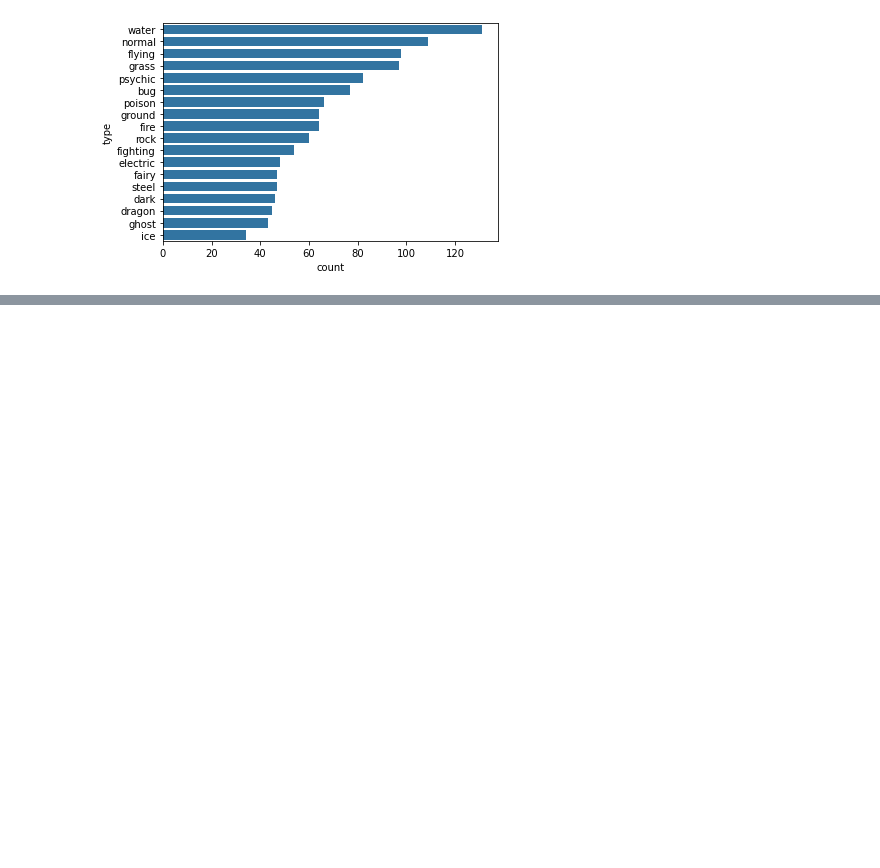
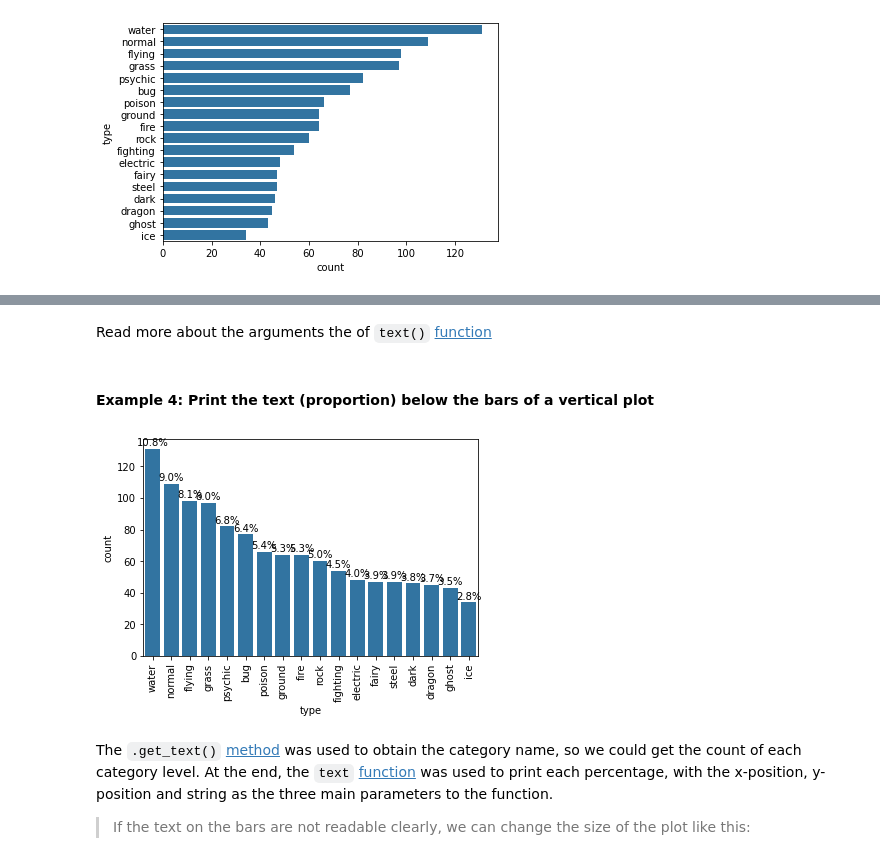
Before and after one commit to tharcyla/data-visualization, a Jupyter notebook: 03_Univariate-Exploration-of-Data.ipynb, the cells around one changed output, grey strips where cells are left out. Drawn from its saved outputs; the diff is of its cells as text; code cells hidden in the pictures; blank space fills up the shorter version.

```diff
--- a/03_Univariate-Exploration-of-Data.ipynb
+++ b/03_Univariate-Exploration-of-Data.ipynb
@@ -151,0 +214,29 @@ max_prop
+# %% [markdown]
+Read more about the arguments the of `text()` [function](https://matplotlib.org/3.1.1/api/_as_gen/matplotlib.pyplot.text.html)
+# %% [markdown]
+#### Example 4: Print the text (proportion) below the bars of a vertical plot
+# %%
+# start with the plot that shows the absolute frequencies
+sb.countplot(data=pkmn_types, x='type', color=base_color, order=type_order);
+
+# recalculating the type_counts just to have clarity
+type_counts = pkmn_types['type'].value_counts()
+
+# get the current tick locations and labels
+locs, labels = plt.xticks(rotation=90)
+
+# loop through each pair of locations and labels
+for loc, label in zip(locs, labels):
+
+    # get the text property for the label to get the correct count
+    count = type_counts[label.get_text()]
+    pct_string = '{:0.1f}%'.format(100*count/n_pokemon)
+
+    # print the annotation just below the top of the bar
+    plt.text(loc, count+2, pct_string, ha='center', color='black');
+# %% [output]
+[figure, added]
+# %% [markdown]
+The `.get_text()` [method](https://matplotlib.org/stable/api/text_api.html#matplotlib.text.Text.get_text) was used to obtain the category name, so we could get the count of each category level. At the end, the `text` [function](https://matplotlib.org/3.1.1/api/_as_gen/matplotlib.pyplot.text.html) was used to print each percentage, with the x-position, y-position and string as the three main parameters to the function.
+
+> If the text on the bars are not readable clearly, we can change the size of the plot like this:
```
Also changed, not shown: parts of 32 cells of this notebook.
